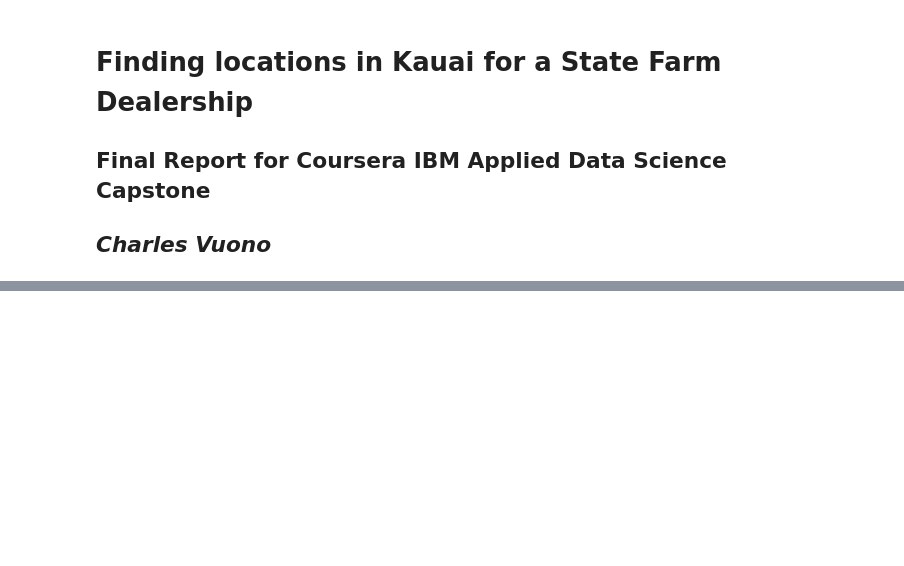
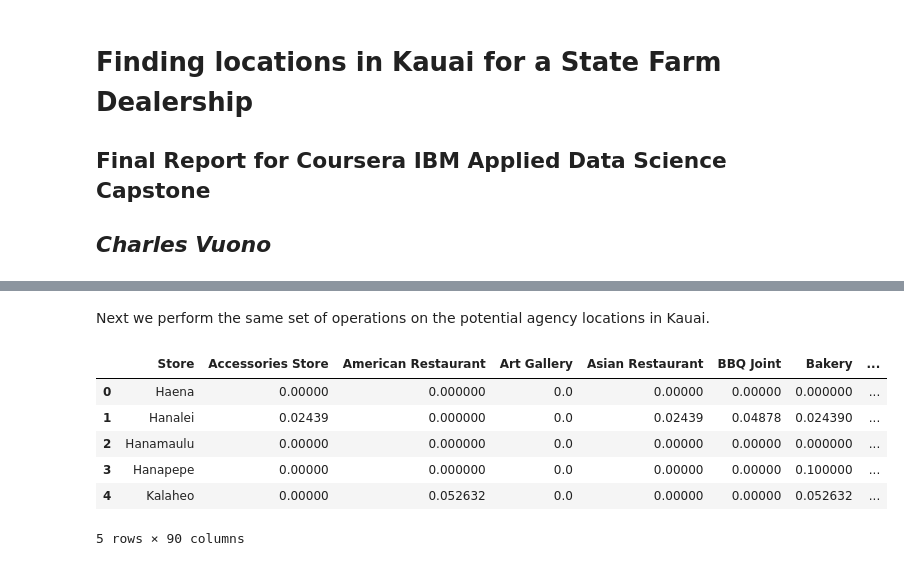
Before and after one commit to cvuono/Coursera_Capstone, a Jupyter notebook: Final Report Notebook.ipynb, the cells around one changed output, grey strips where cells are left out. Saved outputs shown, nothing was run; the diff lists cells and outputs as text; code cells hidden in the pictures; blank space fills up the shorter version.

```diff
--- a/Final Report Notebook.ipynb
+++ b/Final Report Notebook.ipynb
@@ -25,0 +174,19 @@ A sample of the data is as follows:
+# %%
+# Load the Kauai location Data
+
+body = client_XXXbe.get_object(Bucket='courseracapstoneproject-donotdelete-pr-4heymww7swidw3',Key='Kauai Towns csv.csv')['Body']
+# add missing __iter__ method, so pandas accepts body as file-like object
+if not hasattr(body, "__iter__"): body.__iter__ = types.MethodType( __iter__, body )
+
+# If you are reading an Excel file into a pandas DataFrame, replace `read_csv` by `read_excel` in the next statement.
+kauai_data = pd.read_csv(body)
+kauai_data.head()
+
+
+# Match the Kauai location data with the venue data from FourSquare
+
+LIMIT = 100 # limit of number of venues returned by Foursquare API
+radius = 500 # define radius
+
+kauai_venues = getNearbyVenues(names=kauai_data['Town'],latitudes=kauai_data['Latitude'], longitudes=kauai_data['Longitude'])
+kauai_venues.head()
@@ -25,0 +271,28 @@ A sample of the data is as follows:
+# %% [markdown]
+Next we perform the same set of operations on the potential agency locations in Kauai.
+# %%
+# Get a normalized data frame on potential agency locations in Kauai
+
+# one hot encoding
+kauai_onehot = pd.get_dummies(kauai_venues[['Venue Category']], prefix="", prefix_sep="")
+
+# add neighborhood column back to dataframe
+kauai_onehot['Store'] = kauai_venues['Store']
+
+# move neighborhood column to the first column
+fixed_columns = [kauai_onehot.columns[-1]] + list(kauai_onehot.columns[:-1])
+kauai_onehot = kauai_onehot[fixed_columns]
+
+# create grouped data frame
+kauai_grouped = kauai_onehot.groupby('Store').mean().reset_index()
+
+
+kauai_grouped.head()
+# %% [output]
+|  | Store | Accessories Store | American Restaurant | Art Gallery | Asian Restaurant | BBQ Joint | Bakery | ... |
+| 0 | Haena | 0.00000 | 0.000000 | 0.0 | 0.00000 | 0.00000 | 0.000000 | ... |
+| 1 | Hanalei | 0.02439 | 0.000000 | 0.0 | 0.02439 | 0.04878 | 0.024390 | ... |
+| 2 | Hanamaulu | 0.00000 | 0.000000 | 0.0 | 0.00000 | 0.00000 | 0.000000 | ... |
+| 3 | Hanapepe | 0.00000 | 0.000000 | 0.0 | 0.00000 | 0.00000 | 0.100000 | ... |
+| 4 | Kalaheo | 0.00000 | 0.052632 | 0.0 | 0.00000 | 0.00000 | 0.052632 | ... |
+5 rows × 90 columns
```
Also changed, not shown: parts of 24 cells of this notebook.
